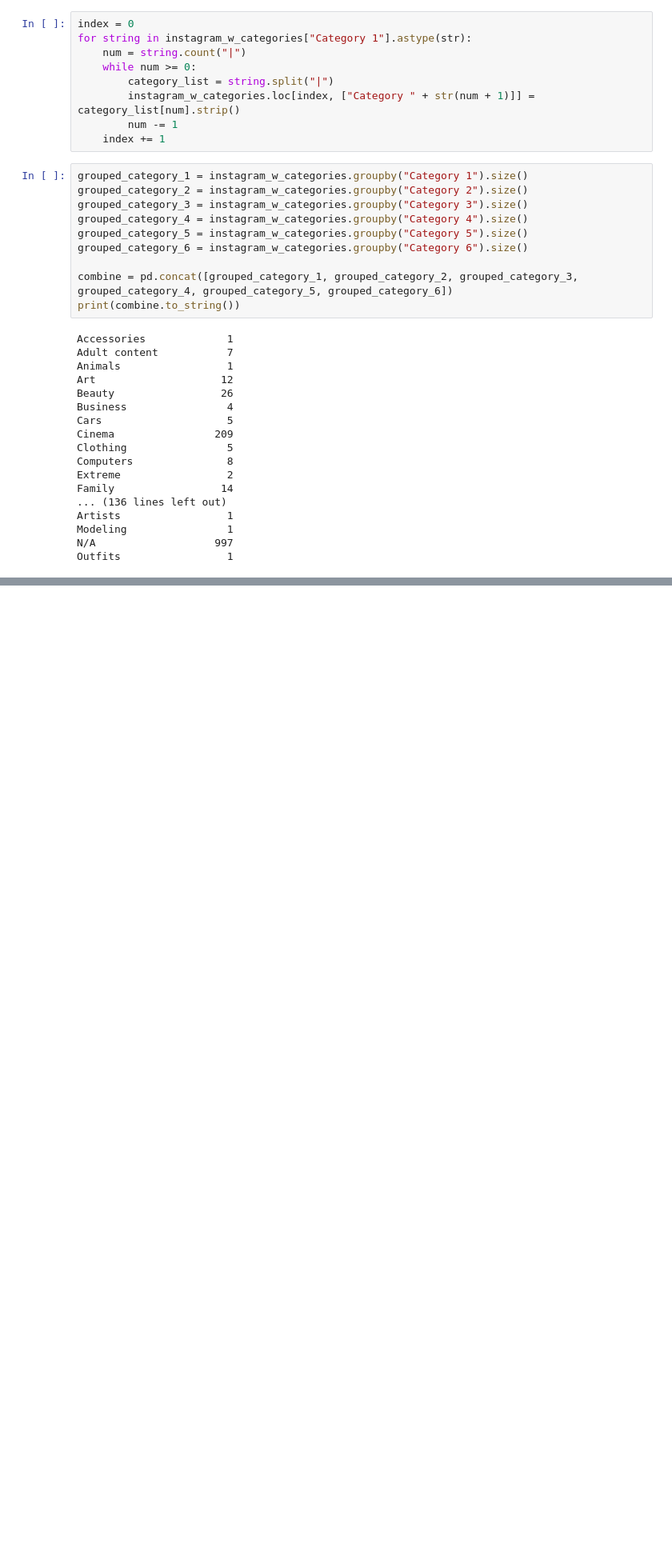
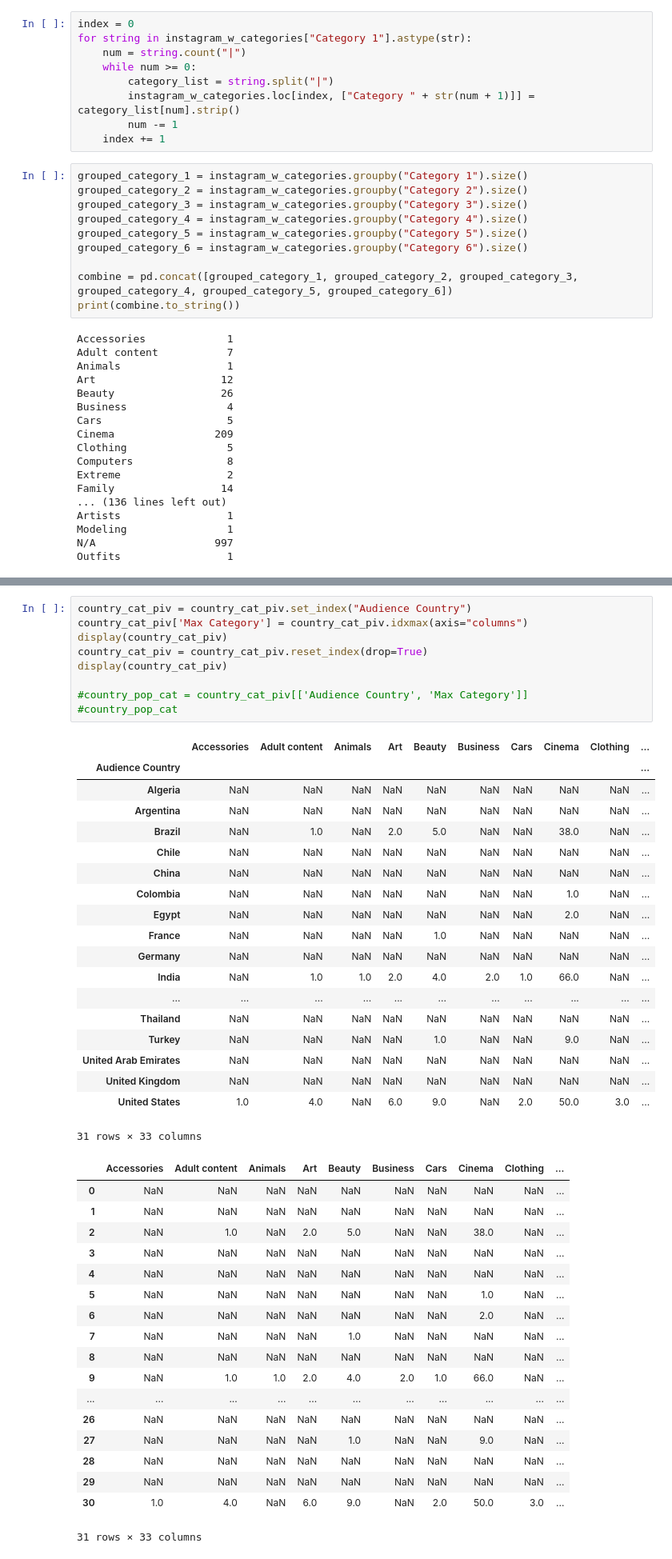
Before and after one commit to emilyhughes618/CS216-project, a Jupyter notebook: Project_Prototype.ipynb, the cells around one changed output, grey strips where cells are left out. Shown: that part at 80% size. Saved outputs shown, nothing was run; the diff lists cells and outputs as text; blank space fills up the shorter version.

```diff
--- a/Project_Prototype.ipynb
+++ b/Project_Prototype.ipynb
@@ -81,0 +148,47 @@ Outfits                 1
+# %%
+country_cat_piv = country_cat_piv.set_index("Audience Country")
+country_cat_piv['Max Category'] = country_cat_piv.idxmax(axis="columns")
+display(country_cat_piv)
+country_cat_piv = country_cat_piv.reset_index(drop=True)
+display(country_cat_piv)
+
+#country_pop_cat = country_cat_piv[['Audience Country', 'Max Category']]
+#country_pop_cat
+# %% [output]
+|  | Accessories | Adult content | Animals | Art | Beauty | Business | Cars | Cinema | Clothing | ... |
+| Audience Country |  |  |  |  |  |  |  |  |  | ... |
+| Algeria | NaN | NaN | NaN | NaN | NaN | NaN | NaN | NaN | NaN | ... |
+| Argentina | NaN | NaN | NaN | NaN | NaN | NaN | NaN | NaN | NaN | ... |
+| Brazil | NaN | 1.0 | NaN | 2.0 | 5.0 | NaN | NaN | 38.0 | NaN | ... |
+| Chile | NaN | NaN | NaN | NaN | NaN | NaN | NaN | NaN | NaN | ... |
+| China | NaN | NaN | NaN | NaN | NaN | NaN | NaN | NaN | NaN | ... |
+| Colombia | NaN | NaN | NaN | NaN | NaN | NaN | NaN | 1.0 | NaN | ... |
+| Egypt | NaN | NaN | NaN | NaN | NaN | NaN | NaN | 2.0 | NaN | ... |
+| France | NaN | NaN | NaN | NaN | 1.0 | NaN | NaN | NaN | NaN | ... |
+| Germany | NaN | NaN | NaN | NaN | NaN | NaN | NaN | NaN | NaN | ... |
+| India | NaN | 1.0 | 1.0 | 2.0 | 4.0 | 2.0 | 1.0 | 66.0 | NaN | ... |
+| ... | ... | ... | ... | ... | ... | ... | ... | ... | ... | ... |
+| Thailand | NaN | NaN | NaN | NaN | NaN | NaN | NaN | NaN | NaN | ... |
+| Turkey | NaN | NaN | NaN | NaN | 1.0 | NaN | NaN | 9.0 | NaN | ... |
+| United Arab Emirates | NaN | NaN | NaN | NaN | NaN | NaN | NaN | NaN | NaN | ... |
+| United Kingdom | NaN | NaN | NaN | NaN | NaN | NaN | NaN | NaN | NaN | ... |
+| United States | 1.0 | 4.0 | NaN | 6.0 | 9.0 | NaN | 2.0 | 50.0 | 3.0 | ... |
+31 rows × 33 columns
+|  | Accessories | Adult content | Animals | Art | Beauty | Business | Cars | Cinema | Clothing | ... |
+| 0 | NaN | NaN | NaN | NaN | NaN | NaN | NaN | NaN | NaN | ... |
+| 1 | NaN | NaN | NaN | NaN | NaN | NaN | NaN | NaN | NaN | ... |
+| 2 | NaN | 1.0 | NaN | 2.0 | 5.0 | NaN | NaN | 38.0 | NaN | ... |
+| 3 | NaN | NaN | NaN | NaN | NaN | NaN | NaN | NaN | NaN | ... |
+| 4 | NaN | NaN | NaN | NaN | NaN | NaN | NaN | NaN | NaN | ... |
+| 5 | NaN | NaN | NaN | NaN | NaN | NaN | NaN | 1.0 | NaN | ... |
+| 6 | NaN | NaN | NaN | NaN | NaN | NaN | NaN | 2.0 | NaN | ... |
+| 7 | NaN | NaN | NaN | NaN | 1.0 | NaN | NaN | NaN | NaN | ... |
+| 8 | NaN | NaN | NaN | NaN | NaN | NaN | NaN | NaN | NaN | ... |
+| 9 | NaN | 1.0 | 1.0 | 2.0 | 4.0 | 2.0 | 1.0 | 66.0 | NaN | ... |
+| ... | ... | ... | ... | ... | ... | ... | ... | ... | ... | ... |
+| 26 | NaN | NaN | NaN | NaN | NaN | NaN | NaN | NaN | NaN | ... |
+| 27 | NaN | NaN | NaN | NaN | 1.0 | NaN | NaN | 9.0 | NaN | ... |
+| 28 | NaN | NaN | NaN | NaN | NaN | NaN | NaN | NaN | NaN | ... |
+| 29 | NaN | NaN | NaN | NaN | NaN | NaN | NaN | NaN | NaN | ... |
+| 30 | 1.0 | 4.0 | NaN | 6.0 | 9.0 | NaN | 2.0 | 50.0 | 3.0 | ... |
+31 rows × 33 columns
```
Also changed, not shown: parts of 5 cells of this notebook.
